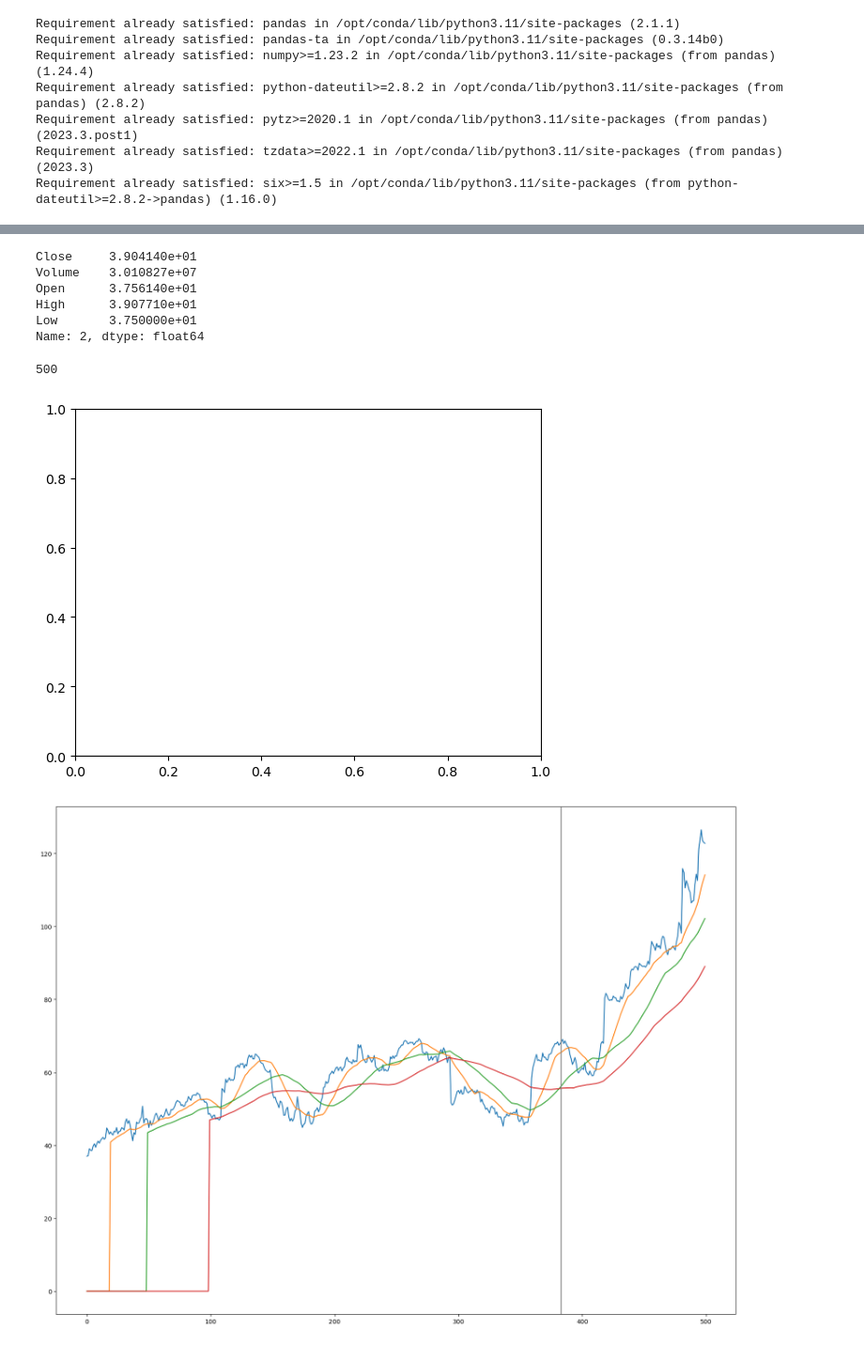
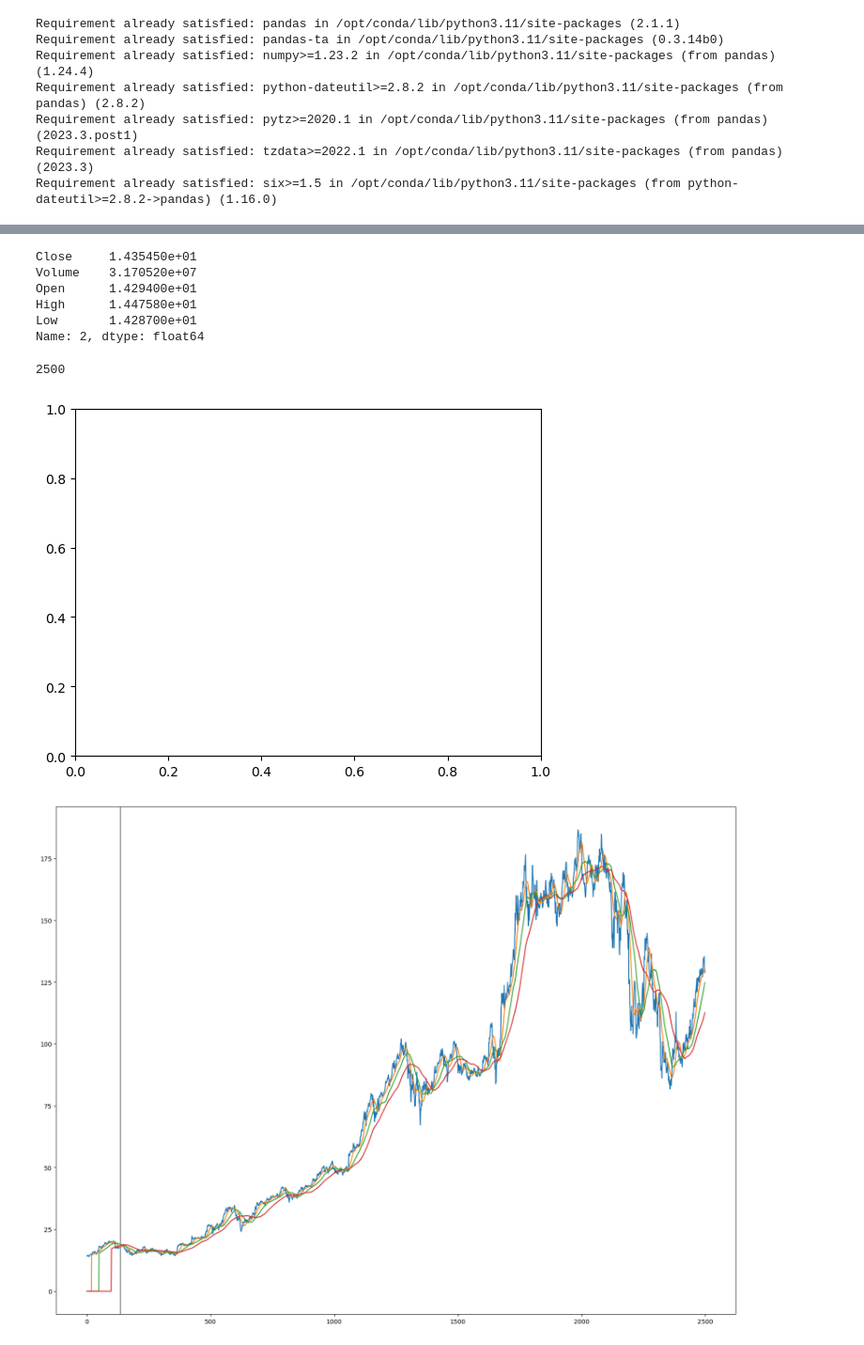
Before and after one commit to perlucas/travis, a Jupyter notebook: notebooks/test_data_frames.ipynb, the cells around one changed output, grey strips where cells are left out. Shown: that part at 94% size. Saved outputs shown, nothing was run; the diff lists cells and outputs as text; code cells hidden in the pictures.

```diff
--- a/notebooks/test_data_frames.ipynb
+++ b/notebooks/test_data_frames.ipynb
@@ -16,7 +16,7 @@ import matplotlib.pyplot as plt
 
 from utils import load_dataset
 # %%
-df = load_dataset('./NFLX.csv')
+df = load_dataset('./AMZN.csv')
 df = df.iloc[::-1]
 df = df.reset_index(drop=True)
 # %%
@@ -47,11 +47,11 @@ Name: 0, dtype: float64
 # %%
 df.iloc[2]
 # %% [output]
-Close     3.904140e+01
-Volume    3.010827e+07
-Open      3.756140e+01
-High      3.907710e+01
-Low       3.750000e+01
+Close     1.435450e+01
+Volume    3.170520e+07
+Open      1.429400e+01
+High      1.447580e+01
+Low       1.428700e+01
 Name: 2, dtype: float64
 # %%
 prices = df.loc[:, 'Close'].to_numpy()
@@ -66,7 +66,7 @@ ma3 = df.ta.sma(length=100).to_numpy()
 ma3 = np.where(np.isfinite(ma3), ma3, 0)
 # %%
 frame_start = 0
-frame_end = 500
+frame_end = 2500
 prices = prices[frame_start:frame_end]
 #rsi = rsi[frame_start:frame_end]
 ma1 = ma1[frame_start:frame_end]
@@ -74,22 +74,22 @@ ma2 = ma2[frame_start:frame_end]
 ma3 = ma3[frame_start:frame_end]
 prices.size
 # %% [output]
-500
+2500
 # %%
 plt.cla()
 plt.figure(figsize=(20, 15))
 plt.plot(prices)
 #plt.plot(rsi)
 plt.plot(ma1)
 plt.plot(ma2)
 plt.plot(ma3)
 
 frames = range(0, prices.size, 20)
-plt.axvline(x=383, color='gray')
+plt.axvline(x=136, color='gray')
 #for x in frames:
 #    plt.axvline(x=x, color='gray')
 #plt.show()
 plt.savefig('./test.png')
 # %% [output]
 [figure]
-[figure, old version]
+[figure, new version]
```
Also changed, not shown: parts of 2 cells of this notebook, 3 other files.
